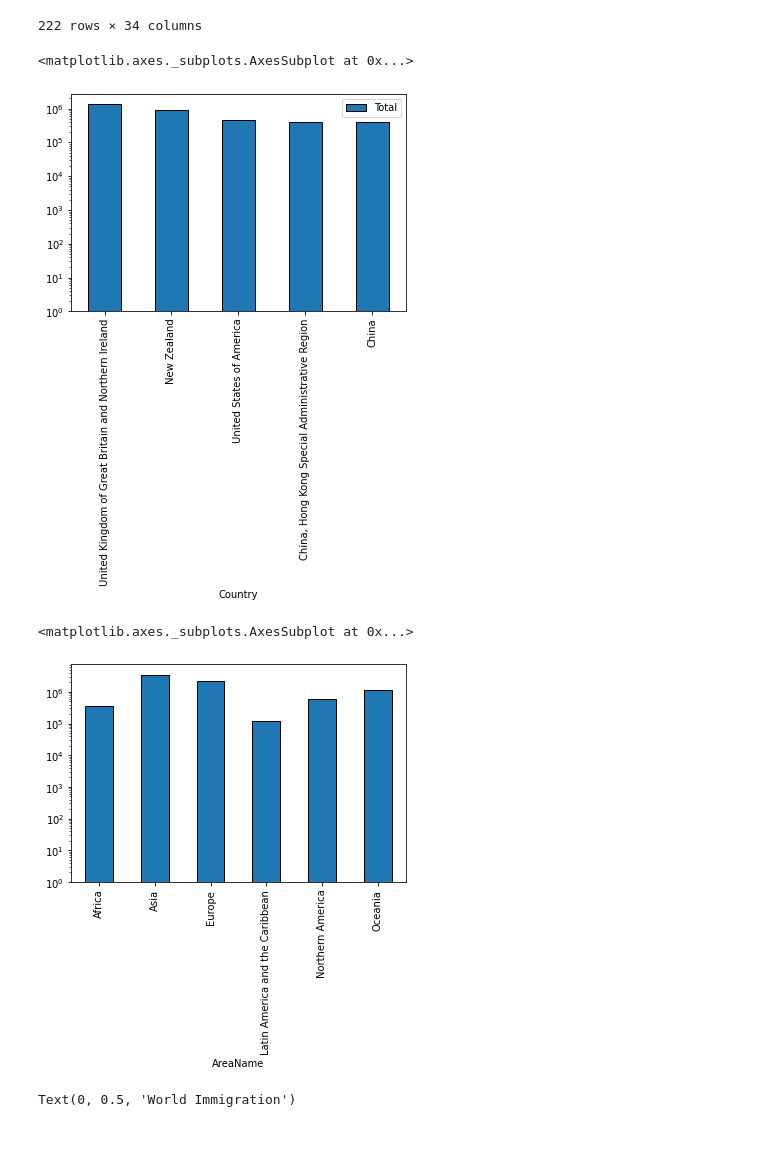
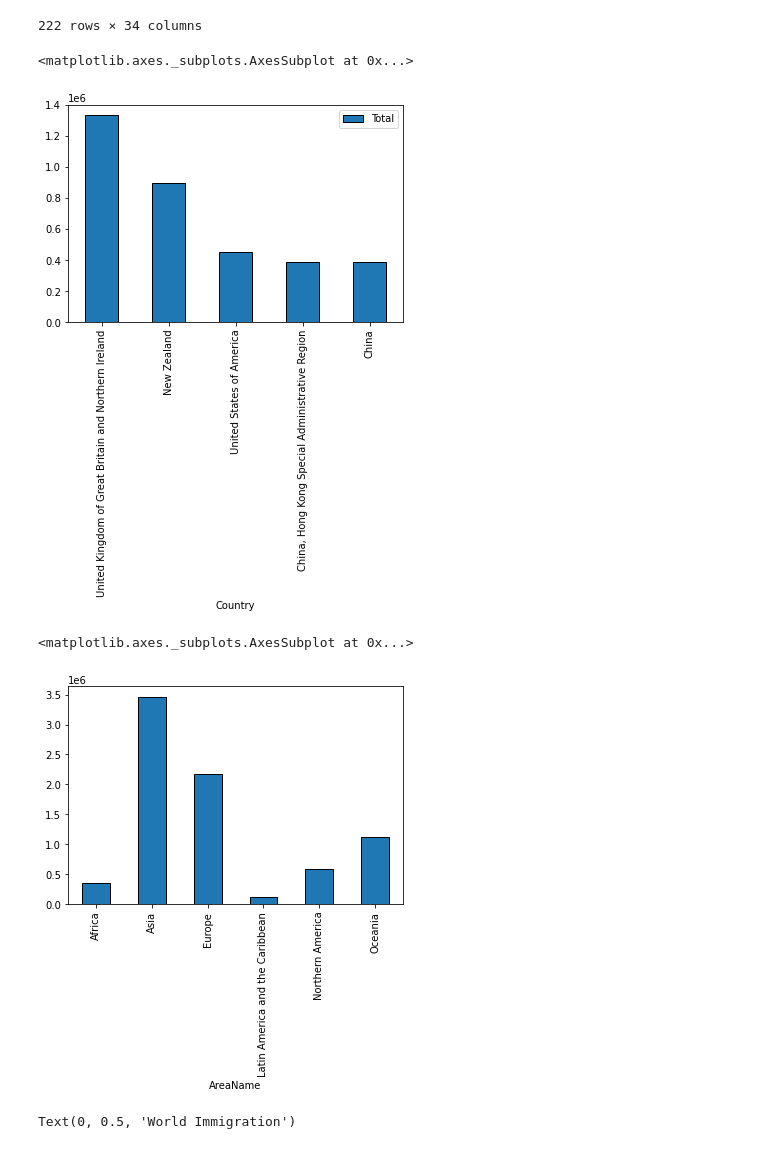
Before and after one commit to leangaurav/dsc_weekennd_2020_08_30, a Jupyter notebook: Assignments/SARATHY/Week_06/Immigrants/AustraliaImmigrantsMatplotlib_sarathy.ipynb, the cells around one changed output. Cells and saved outputs as stored; diff of their text form; code cells hidden in the pictures.

```diff
--- a/Assignments/SARATHY/Week_06/Immigrants/AustraliaImmigrantsMatplotlib_sarathy.ipynb
+++ b/Assignments/SARATHY/Week_06/Immigrants/AustraliaImmigrantsMatplotlib_sarathy.ipynb
@@ -38,16 +38,16 @@ im
 222 rows × 34 columns
 # %%
 # Plot bar chart of total no of immigrants for countires top 5 countires having max no of total immigrants
-im.nlargest(5,'Total')[['Country','Total']].set_index('Country').plot(kind='bar',log=True,edgecolor='black')
+im.nlargest(5,'Total')[['Country','Total']].set_index('Country').plot(kind='bar',edgecolor='black')
 # %% [output]
 <matplotlib.axes._subplots.AxesSubplot at 0x...>
-[figure, old version]
+[figure, new version]
 # %%
 # Find total immigrants from each category by area name and plot barchart for each area
-(im.groupby(by=['AreaName']))['Total'].sum().plot(kind='bar',log=True,edgecolor='black')
+(im.groupby(by=['AreaName']))['Total'].sum().plot(kind='bar',edgecolor='black')
 # %% [output]
 <matplotlib.axes._subplots.AxesSubplot at 0x...>
-[figure, old version]
+[figure, new version]
 # %%
 # Plot total immigration trend(immigration of world over the years i.e. year vs Total count for that year) using line plot.
 plt.figure(figsize=(18,8))
```
Also changed, not shown: 1 other file.
